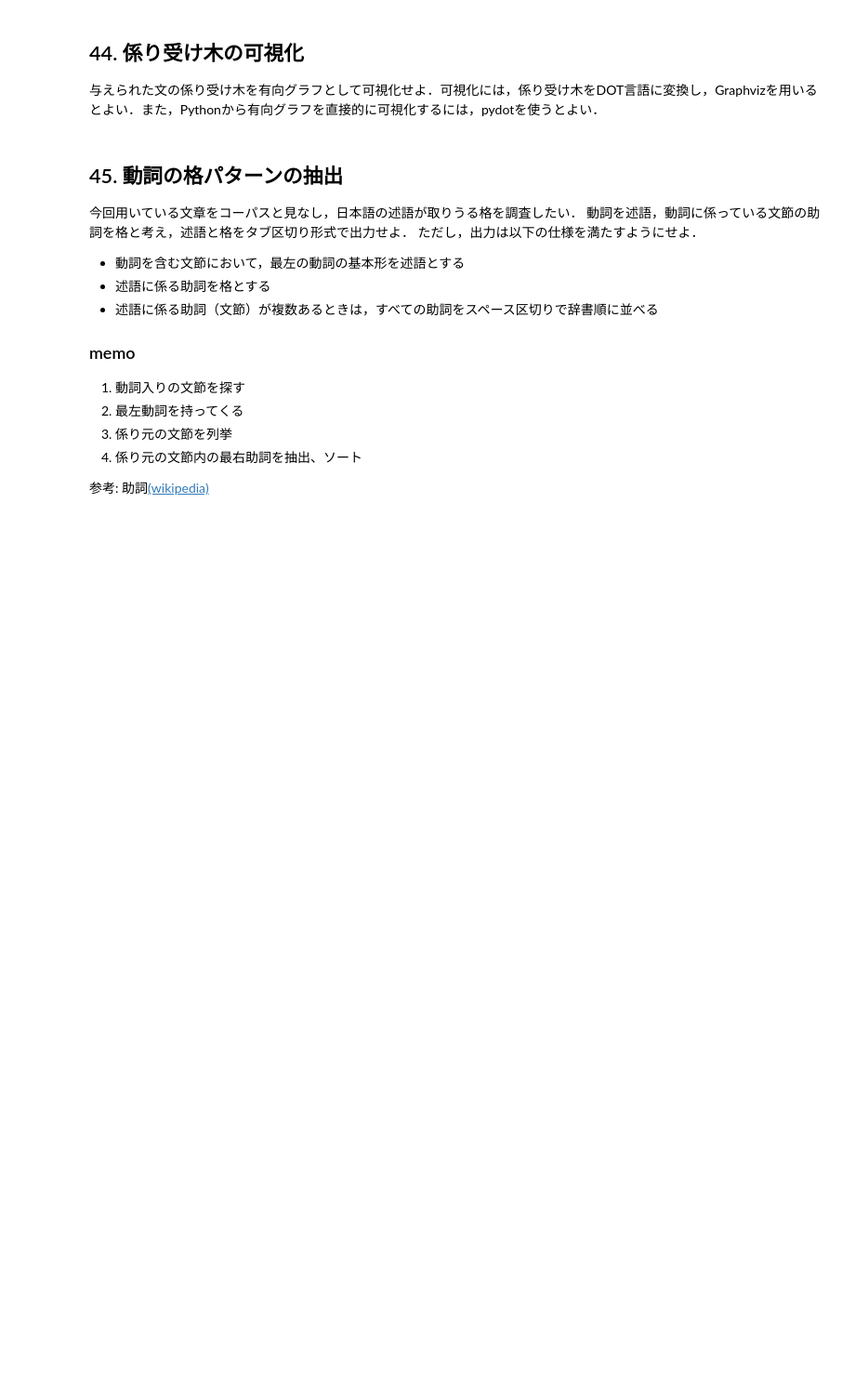
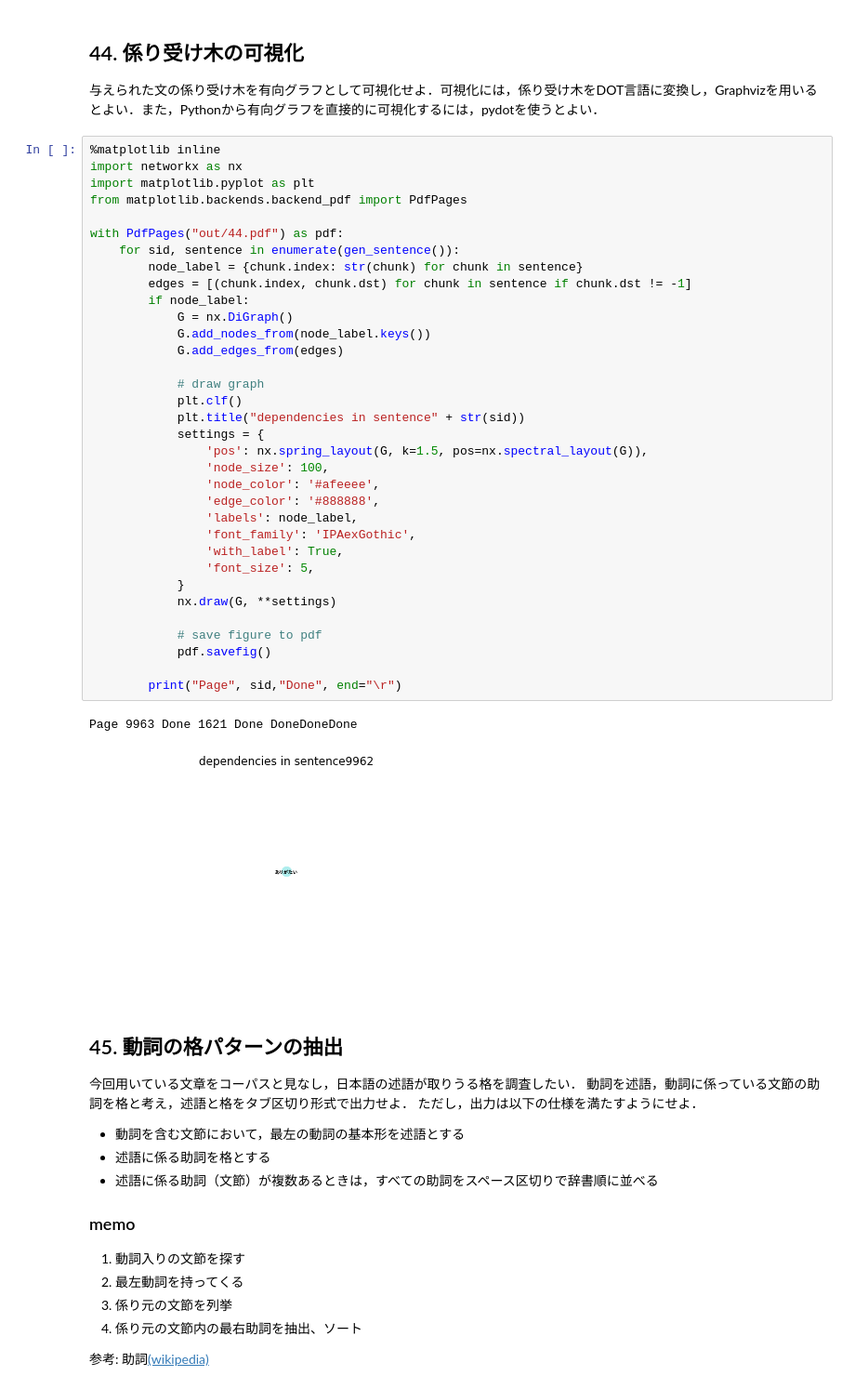
Before and after one commit to kabe7/nlp100, a Jupyter notebook: 05-chunk/LangProc05.ipynb, the cells around one changed output. Shown: that part at 93% size. Cells and saved outputs as stored; diff of their text form; blank space fills up the shorter version.

```diff
--- a/05-chunk/LangProc05.ipynb
+++ b/05-chunk/LangProc05.ipynb
@@ -148,6 +157,43 @@ with open("out/43.txt", "w", encoding="utf-8") as f:
 # %% [markdown]
 ## 44. 係り受け木の可視化
 与えられた文の係り受け木を有向グラフとして可視化せよ．可視化には，係り受け木をDOT言語に変換し，Graphvizを用いるとよい．また，Pythonから有向グラフを直接的に可視化するには，pydotを使うとよい．
+# %%
+%matplotlib inline
+import networkx as nx
+import matplotlib.pyplot as plt
+from matplotlib.backends.backend_pdf import PdfPages
+
+with PdfPages("out/44.pdf") as pdf:
+    for sid, sentence in enumerate(gen_sentence()):
+        node_label = {chunk.index: str(chunk) for chunk in sentence}
+        edges = [(chunk.index, chunk.dst) for chunk in sentence if chunk.dst != -1]
+        if node_label:
+            G = nx.DiGraph()
+            G.add_nodes_from(node_label.keys())
+            G.add_edges_from(edges)
+
+            # draw graph
+            plt.clf()
+            plt.title("dependencies in sentence" + str(sid))
+            settings = {
+                'pos': nx.spring_layout(G, k=1.5, pos=nx.spectral_layout(G)),
+                'node_size': 100,
+                'node_color': '#afeeee',
+                'edge_color': '#888888',
+                'labels': node_label,
+                'font_family': 'IPAexGothic',
+                'with_label': True,
+                'font_size': 5,
+            }
+            nx.draw(G, **settings)
+
+            # save figure to pdf
+            pdf.savefig()
+
+        print("Page", sid,"Done", end="\r")
+# %% [output]
+Page 9963 Done 1621 Done DoneDoneDone
+[figure, added]
 # %% [markdown]
 ## 45. 動詞の格パターンの抽出
 今回用いている文章をコーパスと見なし，日本語の述語が取りうる格を調査したい． 動詞を述語，動詞に係っている文節の助詞を格と考え，述語と格をタブ区切り形式で出力せよ． ただし，出力は以下の仕様を満たすようにせよ．
```
Also changed, not shown: parts of 3 cells of this notebook, 7 other files.
